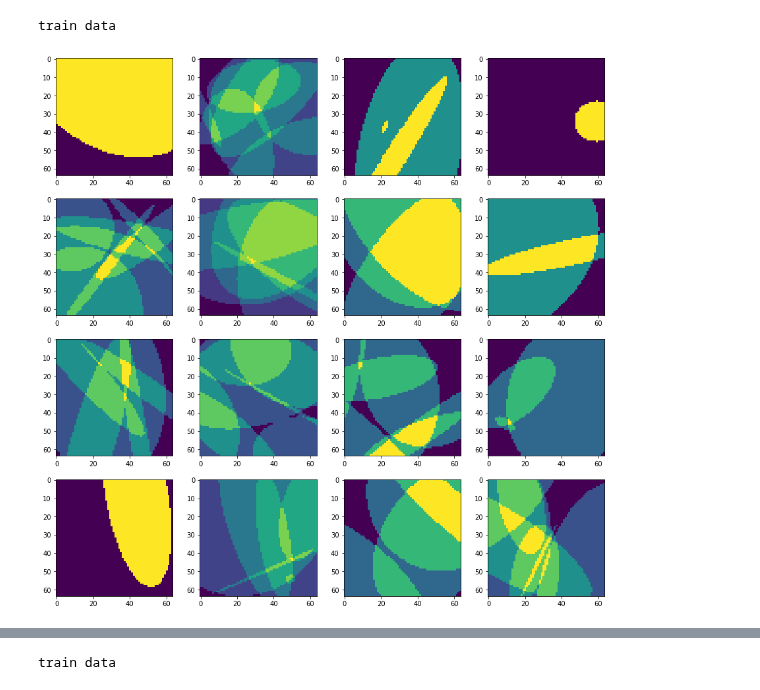
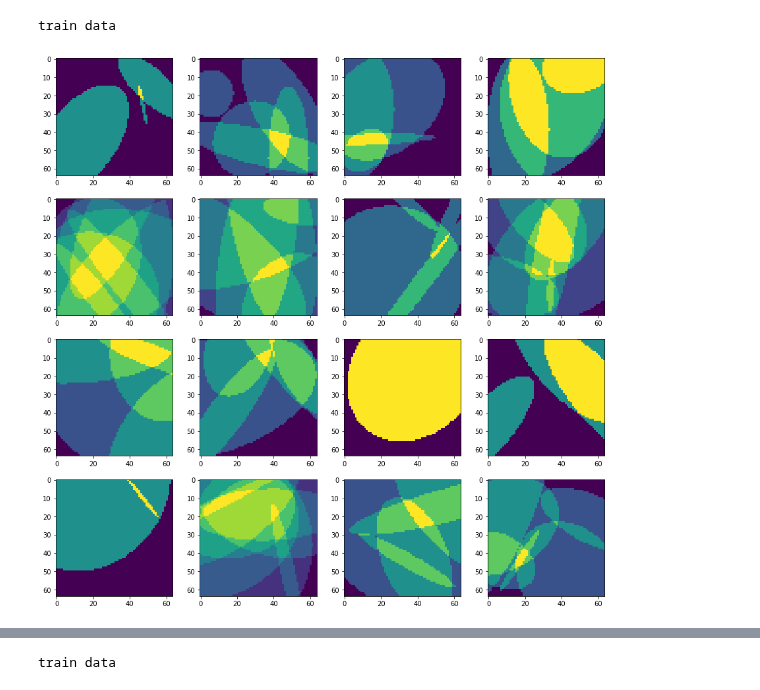
Before and after one commit to Hirochon/laboratory, a Jupyter notebook: experiment/visualize_surface.ipynb, the cells around one changed output, grey strips where cells are left out. Cells and saved outputs as stored; diff of their text form; code cells hidden in the pictures.

Commit message:
[mod] mirrorのpklへの格納方法を修正

```diff
--- a/experiment/visualize_surface.ipynb
+++ b/experiment/visualize_surface.ipynb
@@ -4,7 +4,7 @@ import matplotlib.pyplot as plt
 import pickle
 %matplotlib inline
 # %%
-folder = "2020_0917_155153_add_elip_func"
+folder = "2020_0917_174156_mod_make_mirror"
 
 with open('../research/result/' + folder + '/pkl_mirror_train.pkl', 'rb') as f:
     train_surf = pickle.load(f)
@@ -34,24 +34,24 @@ test_surf
 # %%
 roop = ['x', 'y', 'z']
 
 print("train data")
 
 fig = plt.figure(figsize=(15,15))
 for j in range(16):
     fig.add_subplot(4, 4,j+1)
-    plt.imshow(train_surf[j][roop[2]])
+    plt.imshow(train_surf['elip'][j][roop[2]])
 plt.show()
 
 # print("\n\n")
 # print("test data")
 # fig = plt.figure(figsize=(15,15))
 # for j in range(6):
 #     fig.add_subplot(2,3,j+1)
 #     plt.imshow(test_surf[j][roop[2]])
 # plt.show()
 # %% [output]
 train data
-[figure, old version]
+[figure, new version]
 # %%
 with open('train_mirror_data_2020_0911.pkl', 'rb') as f:
     train_surf = pickle.load(f)
```
Also changed, not shown: parts of 1 cell of this notebook, 1 other file.
